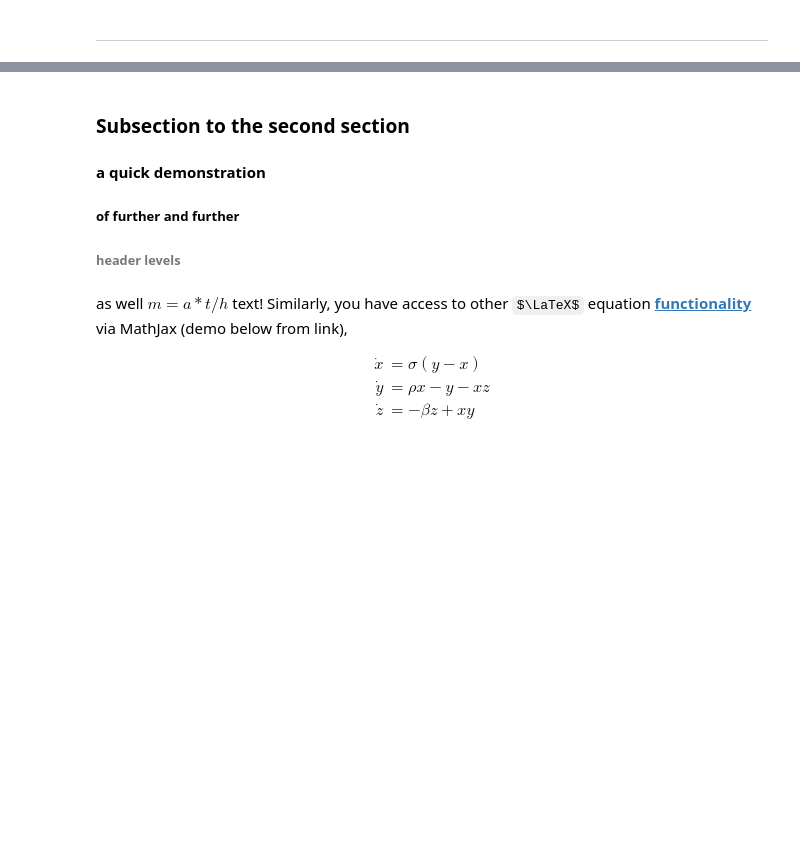
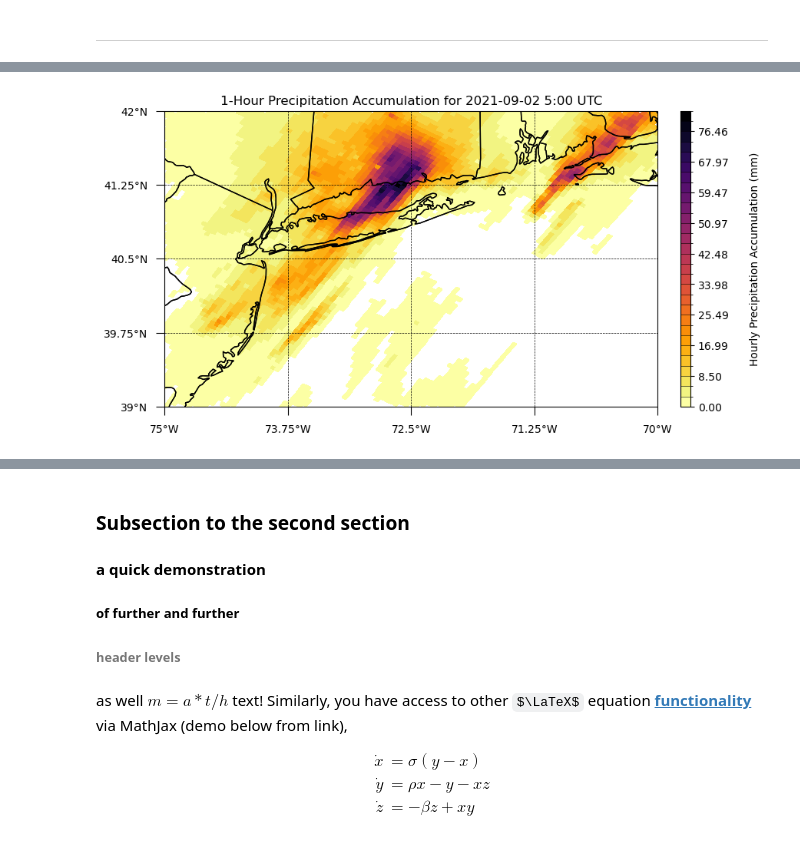
Before and after one commit to ProjectPythia/Stage-IV-Cookbook, a Jupyter notebook: notebooks/code_stage_iv_marian.ipynb, the cells around one changed output, grey strips where cells are left out. Cells and saved outputs as stored; diff of their text form; code cells hidden in the pictures; some formulas as TeX source; blank space fills up the shorter version.

```diff
--- a/notebooks/code_stage_iv_marian.ipynb
+++ b/notebooks/code_stage_iv_marian.ipynb
@@ -69,10 +67,15 @@ This is where you begin your first section of material, loosely tied to your obj
 # %%
+#Define URL to Stage IV Precipitation data in Zaar
 zarr_url = f's3://mdmf/gdp/stageiv_combined.zarr/'
 
+#Use fsspec to initialize a URL to the data via Amazon Web Services
 fs2 = fsspec.filesystem('s3', anon=True, endpoint_url='https://usgs.osn.mghpcc.org/')
 
-ds = xr.open_dataset(fs2.get_mapper(zarr_url), engine='zarr',
+#Open the Zarr file using xarray
+ds = xr.open_dataset(fs2.get_mapper(zarr_url), engine='zarr', backend_kwargs={'consolidated':True}, chunks={})
 
-                             backend_kwargs={'consolidated':True}, chunks={})
+#Grab the data that represents 1-hour accumulation
+da_hourly_precip = ds['Total_precipitation_surface_1_Hour_Accumulation']
 
-precipitation_data = ds['Total_precipitation_surface_1_Hour_Accumulation']
+#Display the DataArray
+display(da_hourly_precip)
@@ -95,0 +154,69 @@ Here we can move on to our second objective, and we can demonstrate
+# %%
+#Define plot CRS
+plot_crs = ccrs.PlateCarree()
+data_crs = ccrs.PlateCarree()
+
+#Define lat/lon extend, ticks, and number of ticks we want on the map
+lon_lat_extent   = [left_lon, right_lon, lower_lat, upper_lat]
+lon_lat_ticks    = [left_lon, right_lon, lower_lat, upper_lat]
+lon_lat_tick_num = [5, 5]
+
+#Define a random time index integer for plotting a "quick look"
+time_index = 20
+
+#Define plotting variable
+plotting_variable = da_hourly_precip_space_and_time_indexed.isel(time=time_index)
+
+#Define cartopy axis
+fig, ax = plt.subplots(subplot_kw={'projection': plot_crs}, figsize=(10,5))
+
+#Add map features
+ax.add_feature(cfeature.NaturalEarthFeature(category='physical', name='coastline', scale='10m', facecolor='None', zorder=10))
+ax.add_feature(cfeature.NaturalEarthFeature(category='physical', name='minor_islands', scale='10m', facecolor='None', zorder=10))
+ax.add_feature(cfeature.NaturalEarthFeature(category='cultural', name='admin_1_states_provinces', scale='10m', facecolor='None', zorder=10))
+
+#Set extent of map
+ax.set_extent((lon_lat_extent[0], lon_lat_extent[1] , lon_lat_extent[2], lon_lat_extent[3]), crs=plot_crs)
+
+#Define longitude and latitude ticks using "linspace"
+map_xticks = np.linspace(lon_lat_ticks[0], lon_lat_ticks[1], num=lon_lat_tick_num[0], endpoint=True).round(decimals=2)
+map_yticks = np.linspace(lon_lat_ticks[2], lon_lat_ticks[3], num=lon_lat_tick_num[1], endpoint=True).round(decimals=2)
+
+#Setting tick locations for lon/lat (degrees; projection = plot_crs)
+ax.set_xticks(map_xticks, crs=plot_crs)
+ax.set_yticks(map_yticks, crs=plot_crs)
+
+#Setting tick locations and labels for lon/lat (degrees; projection = plot_crs)
+ax.set_xticks(map_xticks, crs=plot_crs)
+ax.set_yticks(map_yticks, crs=plot_crs)
+ax.set_xticklabels(map_xticks)
+ax.set_yticklabels(map_yticks)
+
+#Add formatter to lon/lat ticks (degree symbol & direction label)
+ax.xaxis.set_major_formatter(LONGITUDE_FORMATTER)
+ax.yaxis.set_major_formatter(LATITUDE_FORMATTER)
+
+#Turn on grid and set tick paramters for grid
+ax.grid(True)
+ax.tick_params(axis='both', which='major', pad=8, length=8, grid_linewidth=0.5, grid_linestyle='--', grid_color='black')
+
+#Set title for this "quick look" plot
+ax.set_title(f'1-Hour Precipitation Accumulation for {str(plotting_variable.time.values)[0:10]} {str(plotting_variable.time.values)[12:16]} UTC')
+
+#Define colorbar levels, colorbar colormap, and colorbar norms for plotting
+level_min  = plotting_variable.min()
+level_max  = plotting_variable.max()
+levels     = np.linspace(level_min, level_max, 30)
+cmap       = plt.get_cmap('inferno_r').copy()
+norm       = mplc.BoundaryNorm(levels, ncolors=cmap.N, clip=False)
+
+#Plot pcolormesh. Note that in order to not plot precipitation values equal to zero, we mask values below some arbitrarily low threshold.
+pcolormesh = ax.pcolormesh(plotting_variable.lon, plotting_variable.lat, np.ma.masked_less(plotting_variable.transpose(), 0.01),
+                           cmap=cmap, norm=norm, shading='nearest', alpha=1, transform=data_crs)
+#Create colorbar for values
+divider = make_axes_locatable(ax)
+cax     = divider.append_axes("right", size="2%", pad=0.3, axes_class=plt.Axes)
+cbar    = plt.colorbar(pcolormesh, cax=cax, orientation='vertical', spacing='uniform', ticks=list(levels[::3]), drawedges=True)
+cbar.set_label('Hourly Precipitation Accumulation (mm)', color='black', labelpad=20)
+# %% [output]
+[figure, added]
```
Also changed, not shown: parts of 25 cells of this notebook.
